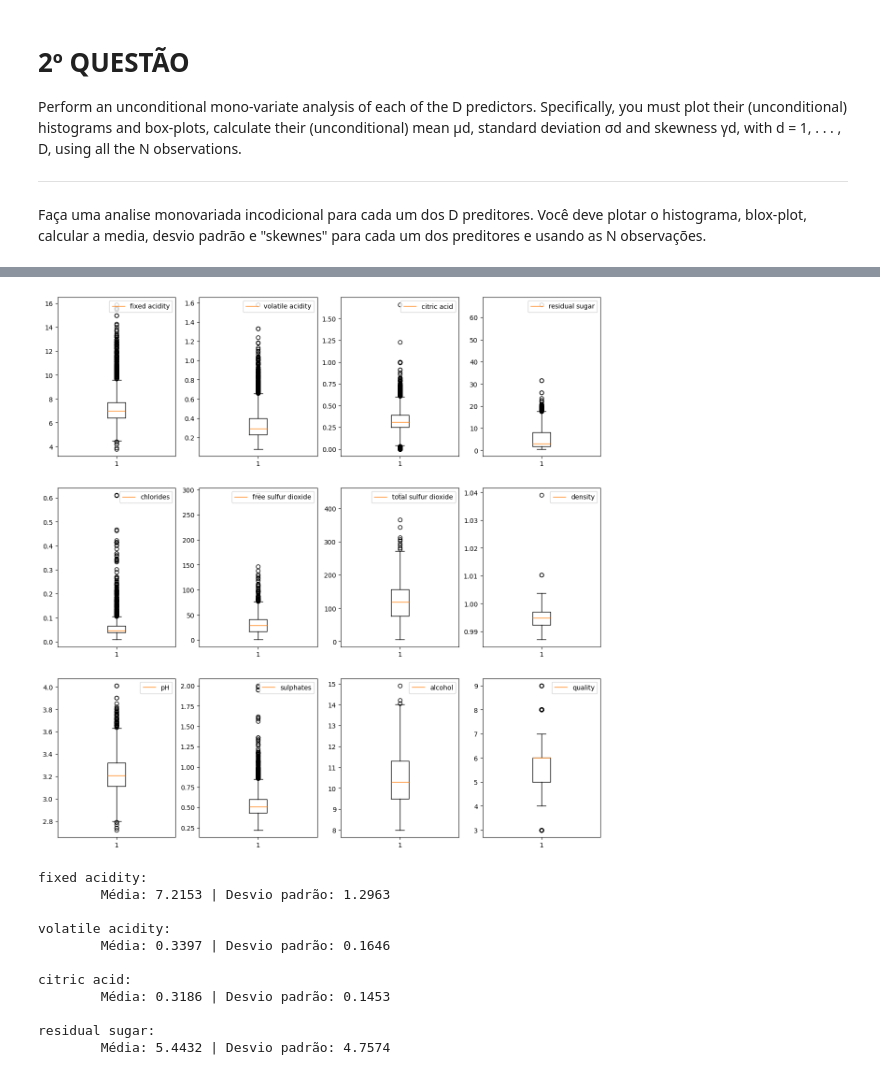
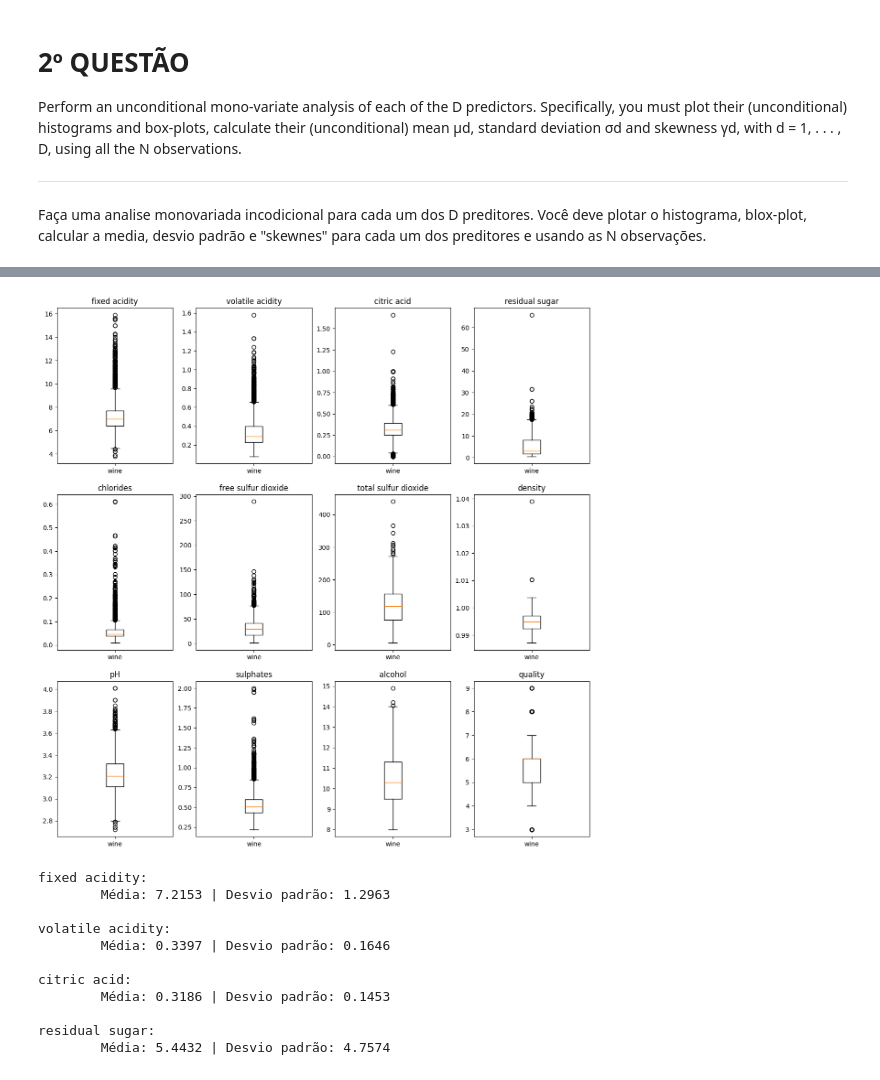
Before and after one commit to clock-s/Homeworks, a Jupyter notebook: ICA_Homework_1.ipynb, the cells around one changed output, grey strips where cells are left out. Cells and saved outputs as stored; diff of their text form; code cells hidden in the pictures.

```diff
--- a/ICA_Homework_1.ipynb
+++ b/ICA_Homework_1.ipynb
@@ -111,8 +111,10 @@ fig.set_figheight(15)
 
 for i in range(0, lines):
   for j in range(0, com):
-    ax[i][j].hist(total[i*com + j], label=wine_quality.columns[i*com + j])
-    ax[i][j].legend(loc='upper right')
+    ax[i][j].hist(total[i*com + j], bins=11)
+    ax[i][j].set_title(wine_quality.columns[i*com + j])
+
+ax[lines-1][com-1].set_xticks(range(0, 10))
 
 plt.show()
 # %% [output]
@@ -120,16 +122,17 @@ plt.show()
 # %%
 fig, ax = plt.subplots(lines, com)
 fig.set_figwidth(15)
 fig.set_figheight(15)
 
 for i in range(0, lines):
   for j in range(0, com):
-    ax[i][j].boxplot(total[i*com + j], label=wine_quality.columns[i*com + j])
-    ax[i][j].legend(loc='upper right')
+    ax[i][j].boxplot(total[i*com + j])
+    ax[i][j].set_xticklabels(['wine'])
+    ax[i][j].set_title(wine_quality.columns[i*com + j])
 
 plt.show()
 # %% [output]
-[figure, old version]
+[figure, new version]
 # %%
 media_total = []
 desvio_padrao_total = []
```
Also changed, not shown: parts of 10 cells of this notebook.
